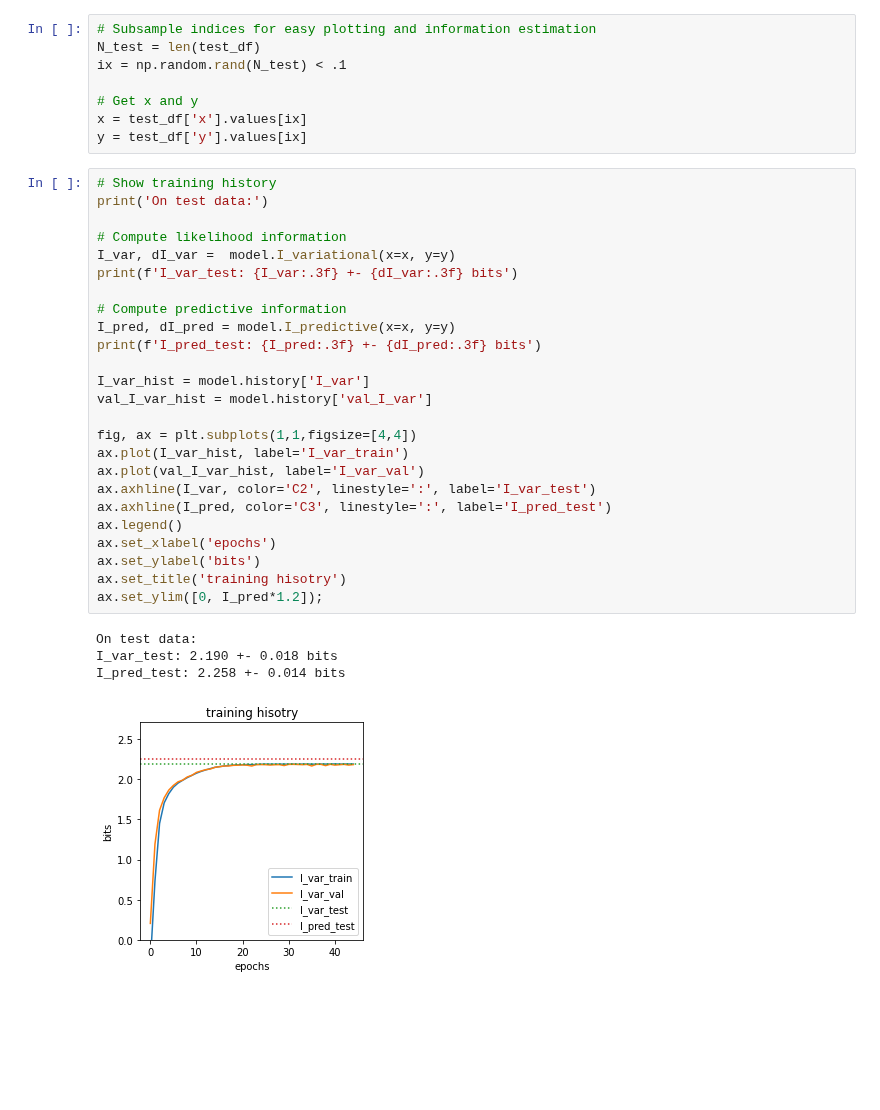
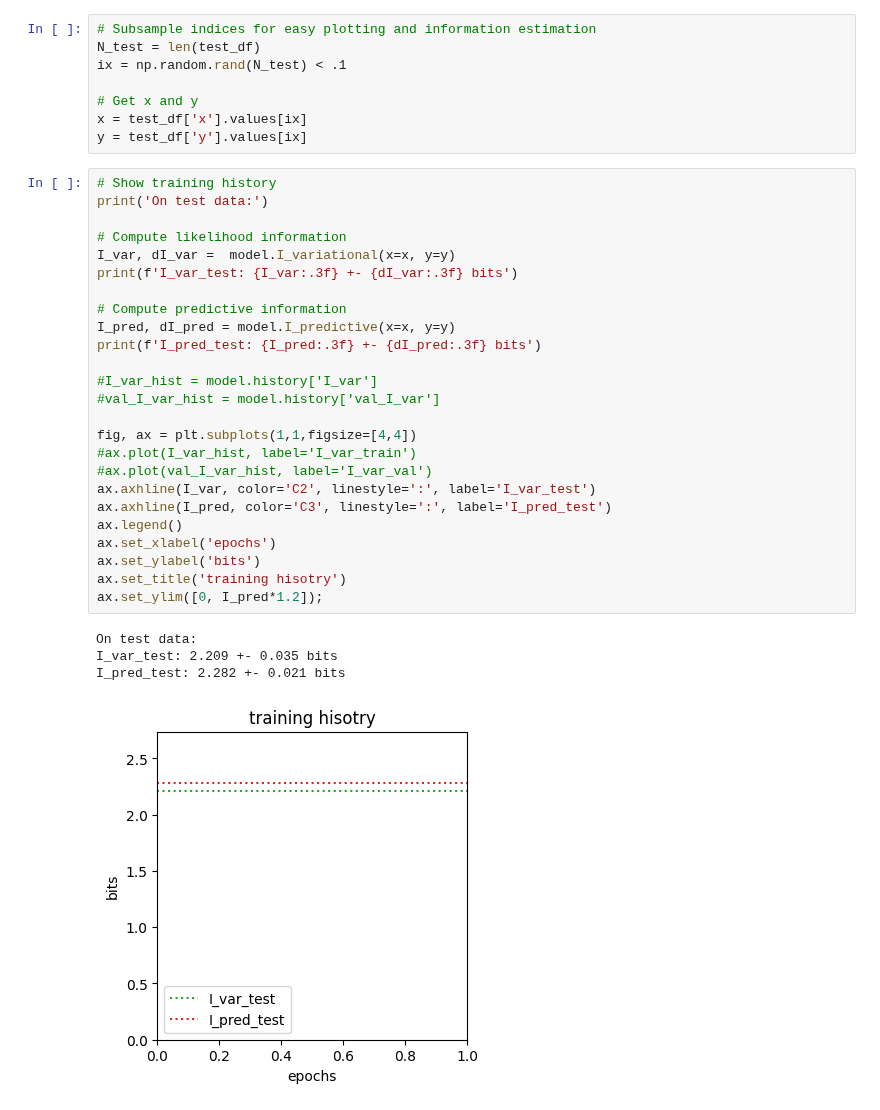
Before and after one commit to jbkinney/mavenn, a Jupyter notebook: mavenn/examples/models/train_gb1_ge_additive.ipynb, the cells around one changed output. Drawn from its saved outputs; the diff is of its cells as text; blank space fills up the shorter version.

```diff
--- a/mavenn/examples/models/train_gb1_ge_additive.ipynb
+++ b/mavenn/examples/models/train_gb1_ge_additive.ipynb
@@ -109,33 +112,33 @@ y = test_df['y'].values[ix]
 # %%
 # Show training history
 print('On test data:')
 
 # Compute likelihood information
 I_var, dI_var =  model.I_variational(x=x, y=y)
 print(f'I_var_test: {I_var:.3f} +- {dI_var:.3f} bits')
 
 # Compute predictive information
 I_pred, dI_pred = model.I_predictive(x=x, y=y)
 print(f'I_pred_test: {I_pred:.3f} +- {dI_pred:.3f} bits')
 
-I_var_hist = model.history['I_var']
-val_I_var_hist = model.history['val_I_var']
+#I_var_hist = model.history['I_var']
+#val_I_var_hist = model.history['val_I_var']
 
 fig, ax = plt.subplots(1,1,figsize=[4,4])
-ax.plot(I_var_hist, label='I_var_train')
-ax.plot(val_I_var_hist, label='I_var_val')
+#ax.plot(I_var_hist, label='I_var_train')
+#ax.plot(val_I_var_hist, label='I_var_val')
 ax.axhline(I_var, color='C2', linestyle=':', label='I_var_test')
 ax.axhline(I_pred, color='C3', linestyle=':', label='I_pred_test')
 ax.legend()
 ax.set_xlabel('epochs')
 ax.set_ylabel('bits')
 ax.set_title('training hisotry')
 ax.set_ylim([0, I_pred*1.2]);
 # %% [output]
 On test data:
-I_var_test: 2.190 +- 0.018 bits
-I_pred_test: 2.258 +- 0.014 bits
+I_var_test: 2.209 +- 0.035 bits
+I_pred_test: 2.282 +- 0.021 bits
-[figure, old version]
+[figure, new version]
 # %%
 # Compute phi and yhat values
 phi = model.x_to_phi(x)
```
Also changed, not shown: parts of 9 cells of this notebook, 48 other files.
